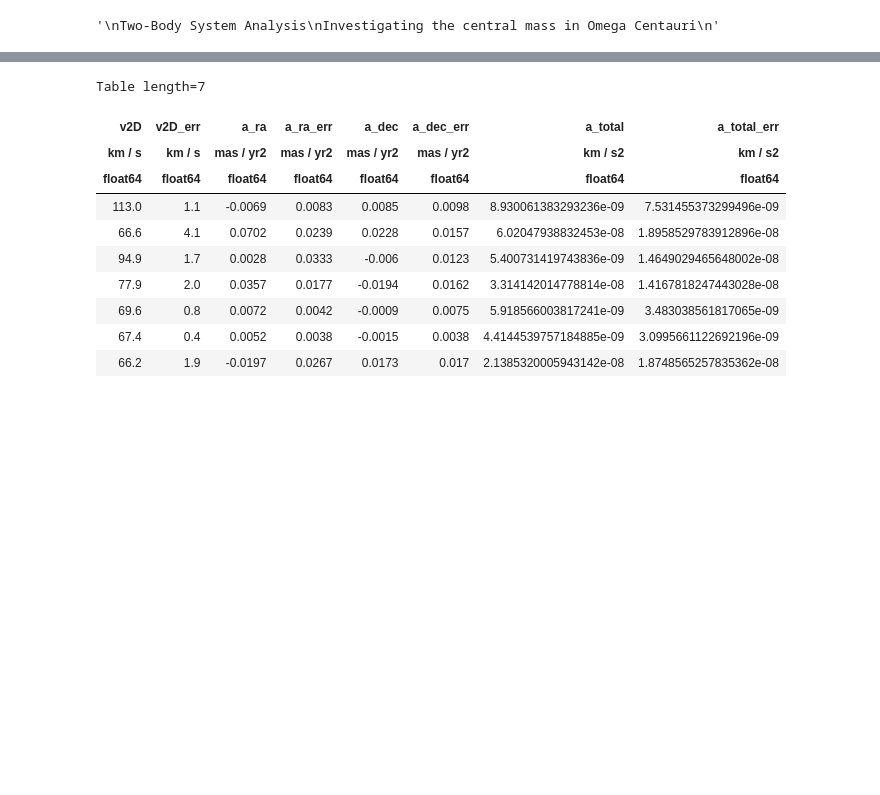
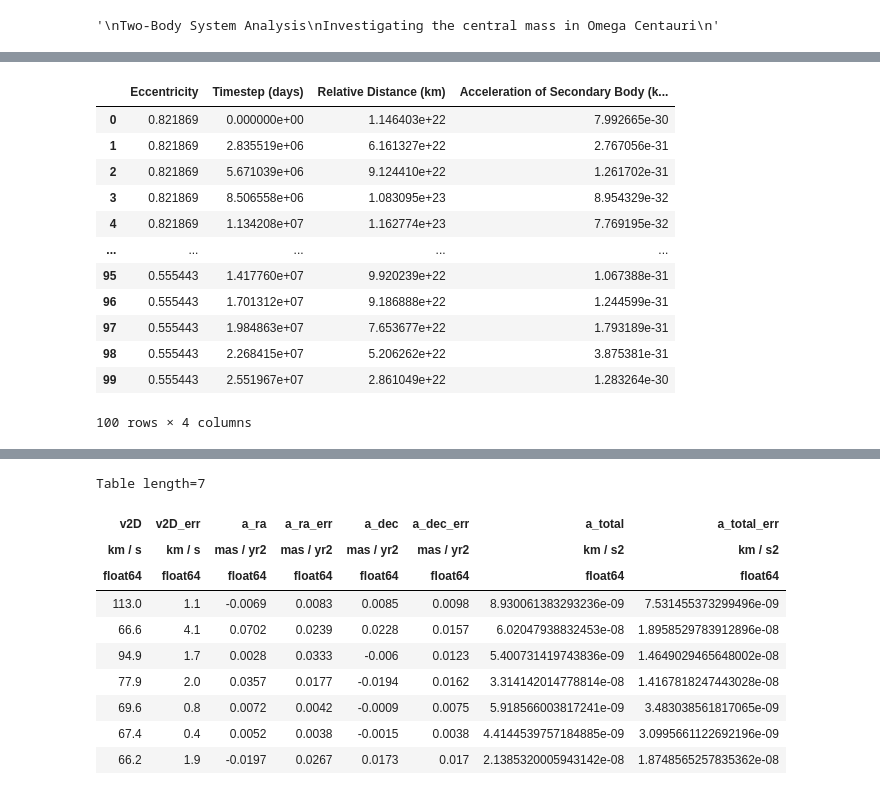
Before and after one commit to kenz7211/two_body, a Jupyter notebook: two_body.ipynb, the cells around one changed output, grey strips where cells are left out. Cells and saved outputs as stored; diff of their text form; code cells hidden in the pictures; blank space fills up the shorter version.

```diff
--- a/two_body.ipynb
+++ b/two_body.ipynb
@@ -236,3 +260,44 @@ array([[ 1.95542612,  0.        ,  0.        ],
+# %%
+# Convert seconds back to days if needed
+time_days = t / 86400
+
+# Create a DataFrame from the meshgrid of indices
+ecc_idxs, time_idxs = np.meshgrid(np.arange(rd.shape[0]), np.arange(rd.shape[1]), indexing='ij')
+
+# Flatten all arrays
+a_xy_secondary_vals = a_xy_secondary.flatten()
+ecc_vals = np.array(ecc_distribution)[ecc_idxs.flatten()]
+time_vals = time_days[time_idxs.flatten()]
+rd_vals = rd.flatten()
+
+# Create the DataFrame
+summary_table = pd.DataFrame({
+    "Eccentricity": ecc_vals,
+    "Timestep (days)": time_vals,
+    "Relative Distance (km)": rd_vals/1000, #Convert meters to kilometrs
+    "Acceleration of Secondary Body (km/s^2)": a_xy_secondary_vals
+})
+
+# Generate a timestamped named file
+sample_acc_vel_title = "Sample_Orbital_Acceleration_vs_Velocity_in_xy_"
+timestamp_acc_vel = datetime.now().strftime("%Y-%m-%d_%H-%M-%S")
+filename_acc_vel = rf"C:\Users\macke\OneDrive - Saint Marys University\Summer Research 2025\Plots\{sample_acc_vel_title}{timestamp_acc_vel}.png"
+
+summary_table
+# %% [output]
+|  | Eccentricity | Timestep (days) | Relative Distance (km) | Acceleration of Secondary Body (k... |
+| 0 | 0.821869 | 0.000000e+00 | 1.146403e+22 | 7.992665e-30 |
+| 1 | 0.821869 | 2.835519e+06 | 6.161327e+22 | 2.767056e-31 |
+| 2 | 0.821869 | 5.671039e+06 | 9.124410e+22 | 1.261702e-31 |
+| 3 | 0.821869 | 8.506558e+06 | 1.083095e+23 | 8.954329e-32 |
+| 4 | 0.821869 | 1.134208e+07 | 1.162774e+23 | 7.769195e-32 |
+| ... | ... | ... | ... | ... |
+| 95 | 0.555443 | 1.417760e+07 | 9.920239e+22 | 1.067388e-31 |
+| 96 | 0.555443 | 1.701312e+07 | 9.186888e+22 | 1.244599e-31 |
+| 97 | 0.555443 | 1.984863e+07 | 7.653677e+22 | 1.793189e-31 |
+| 98 | 0.555443 | 2.268415e+07 | 5.206262e+22 | 3.875381e-31 |
+| 99 | 0.555443 | 2.551967e+07 | 2.861049e+22 | 1.283264e-30 |
+100 rows × 4 columns
 # %%
 """
 Acceleration Plots of the Secondary Body
```
Also changed, not shown: parts of 9 cells of this notebook, 2 other files.
